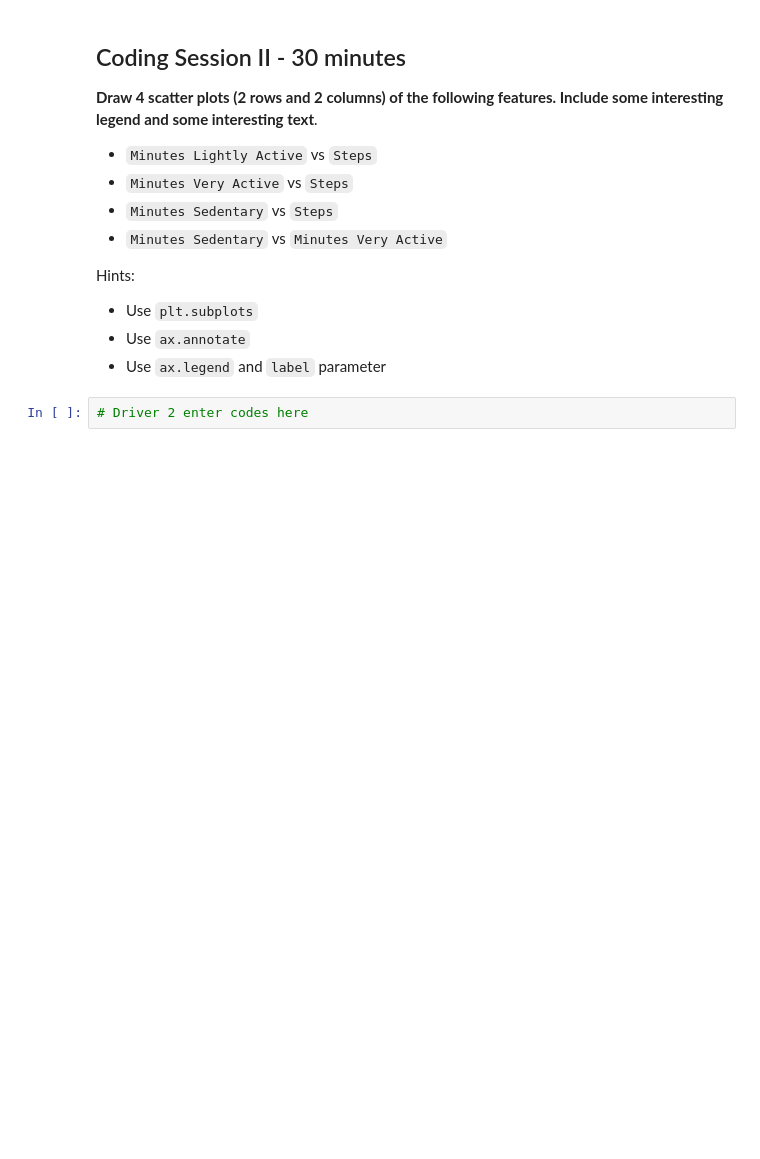
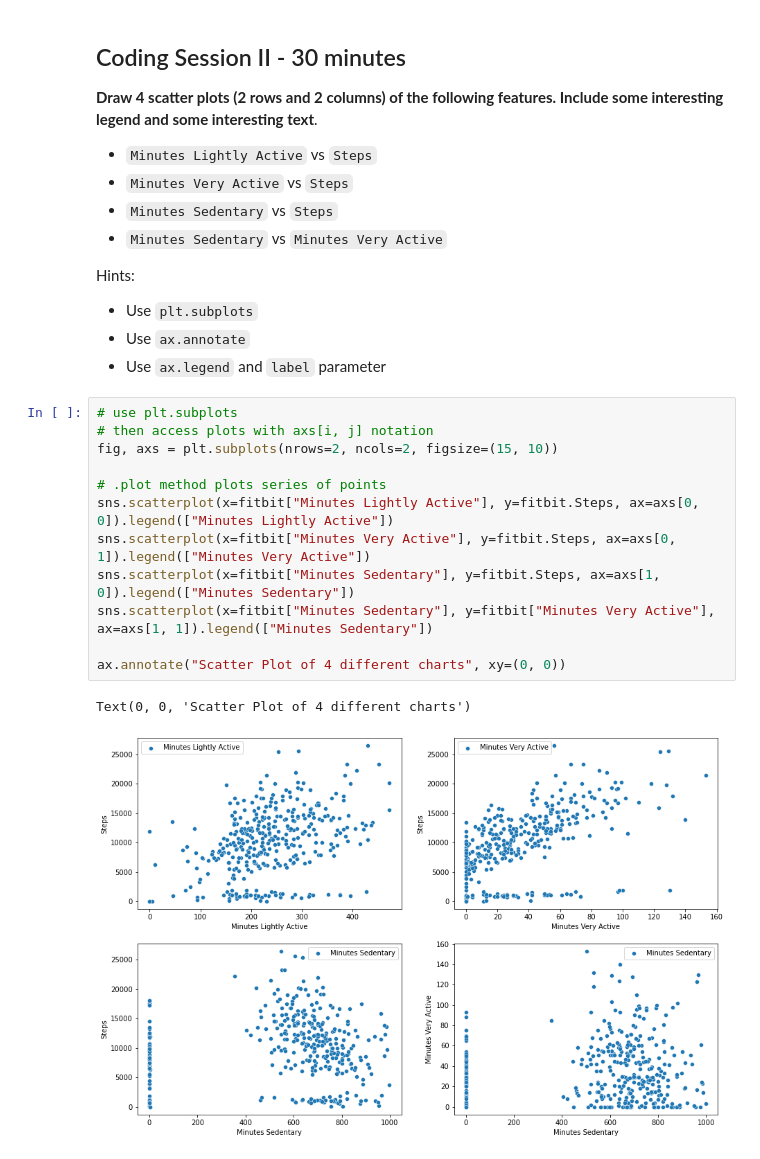
Before and after one commit to Ironhack-Data-Madrid-Marzo-2021/lab-visualization-extra, a Jupyter notebook: our_code.ipynb, the cells around one changed output. Cells and saved outputs as stored; diff of their text form; blank space fills up the shorter version.

```diff
--- a/our_code.ipynb
+++ b/our_code.ipynb
@@ -64,5 +103,18 @@ Hints:
  - Use `plt.subplots`
  - Use `ax.annotate`
  - Use `ax.legend` and `label` parameter
-# %%
-# Driver 2 enter codes here
+# %%
+# use plt.subplots
+# then access plots with axs[i, j] notation
+fig, axs = plt.subplots(nrows=2, ncols=2, figsize=(15, 10))
+
+# .plot method plots series of points
+sns.scatterplot(x=fitbit["Minutes Lightly Active"], y=fitbit.Steps, ax=axs[0, 0]).legend(["Minutes Lightly Active"])
+sns.scatterplot(x=fitbit["Minutes Very Active"], y=fitbit.Steps, ax=axs[0, 1]).legend(["Minutes Very Active"])
+sns.scatterplot(x=fitbit["Minutes Sedentary"], y=fitbit.Steps, ax=axs[1, 0]).legend(["Minutes Sedentary"])
+sns.scatterplot(x=fitbit["Minutes Sedentary"], y=fitbit["Minutes Very Active"], ax=axs[1, 1]).legend(["Minutes Sedentary"])
+
+ax.annotate("Scatter Plot of 4 different charts", xy=(0, 0))
+# %% [output]
+Text(0, 0, 'Scatter Plot of 4 different charts')
+[figure, added]
```
Also changed, not shown: parts of 5 cells of this notebook.
